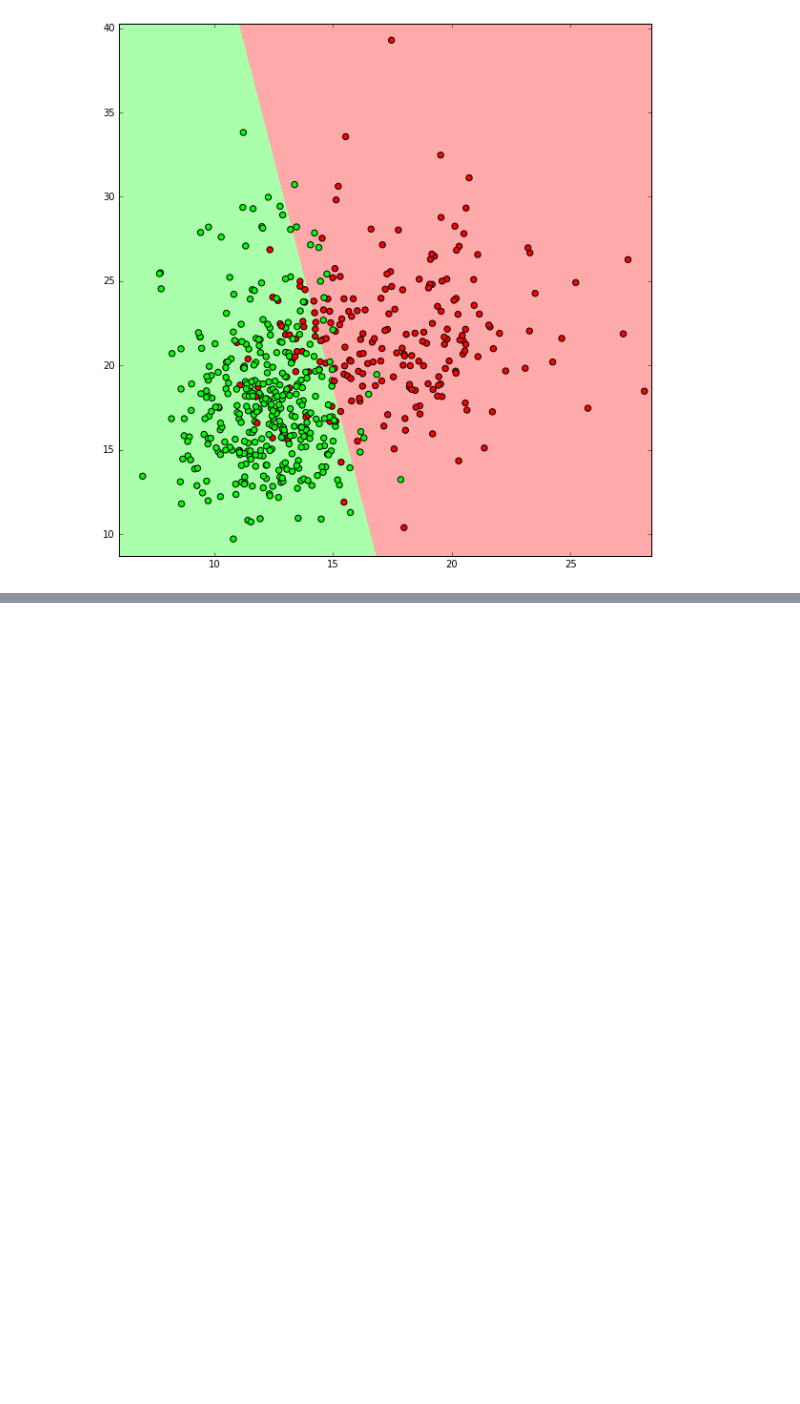
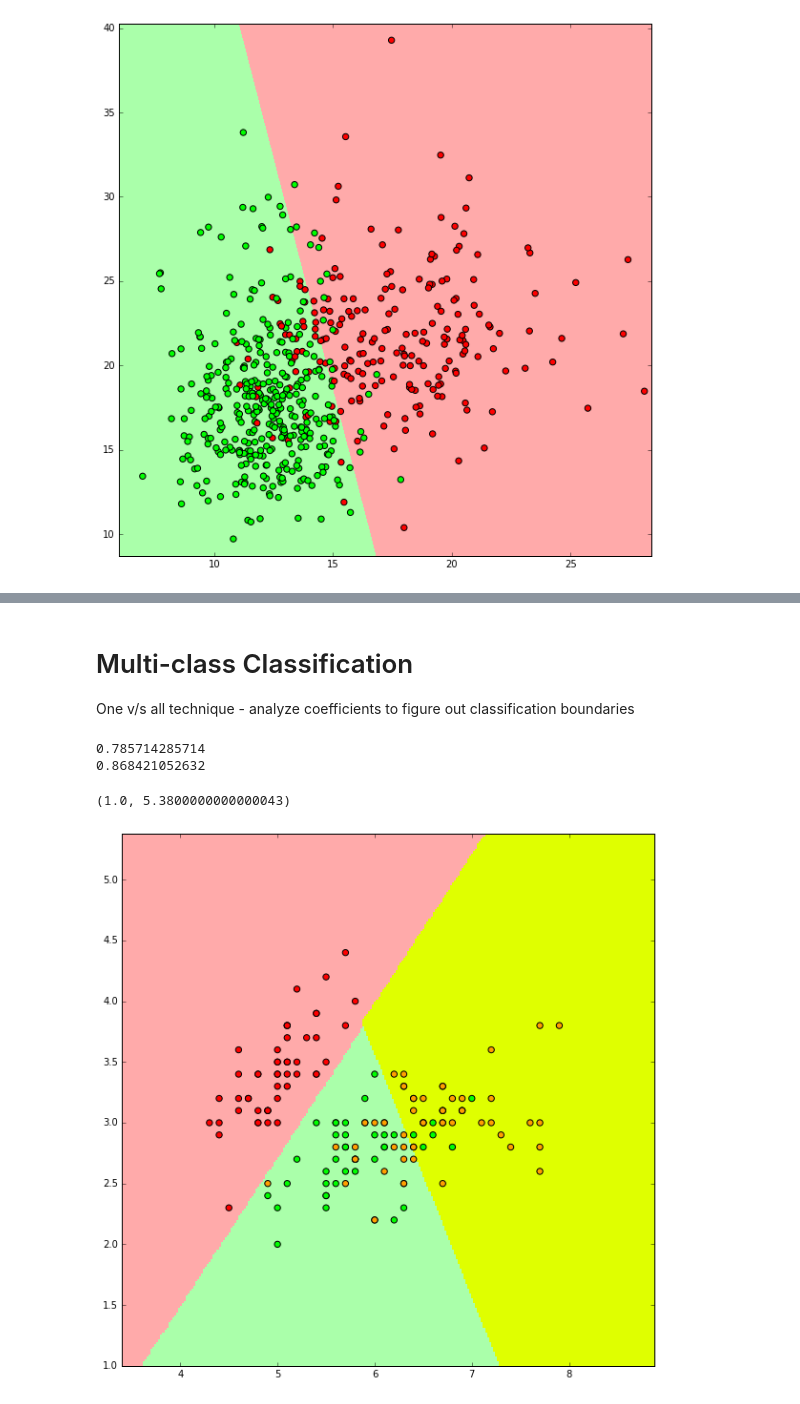
Before and after one commit to apallath/keras_sklearn_models, a Jupyter notebook: supervised/classification_adv.ipynb, the cells around one changed output, grey strips where cells are left out. Cells and saved outputs as stored; diff of their text form; code cells hidden in the pictures; blank space fills up the shorter version.

```diff
--- a/supervised/classification_adv.ipynb
+++ b/supervised/classification_adv.ipynb
@@ -94,0 +99,48 @@ print lsvmf.score(Xf_test,yf_test)
+# %% [markdown]
+# Multi-class Classification
+One v/s all technique - analyze coefficients to figure out classification boundaries
+# %%
+from sklearn.datasets import load_iris
+iris = load_iris()
+Xir = iris['data'][:,0:2] #using only two features, for visualization purposes
+yir = iris['target']
+Xir_train, Xir_test, yir_train, yir_test = train_test_split(Xir,yir)
+lsvmir = SVC(kernel = 'linear', C = 100).fit(Xir_train, yir_train)
+print lsvmir.score(Xir_train,yir_train)
+print lsvmir.score(Xir_test,yir_test)
+# %% [output]
+0.785714285714
+0.868421052632
+# %%
+#plot decision boundaries
+
+#x and y axis min and max
+x_min, x_max = Xir_train[:, 0].min() - 1, Xir_train[:, 0].max() + 1
+y_min, y_max = Xir_train[:, 1].min() - 1, Xir_train[:, 1].max() + 1
+
+#select mesh step-size
+h = 0.02
+#prepare mesh
+xx, yy = np.meshgrid(np.arange(x_min, x_max, h), np.arange(y_min, y_max, h))
+
+#concatenate along second axis to generate ndarray with point pairs
+points = np.c_[xx.ravel(), yy.ravel()]
+
+#predict for each point in the meshgrid
+Z = lsvmir.predict(points)
+Z = Z.reshape(xx.shape)
+
+#plot
+from matplotlib.colors import ListedColormap
+cmap_light = ListedColormap(['#FFAAAA', '#AAFFAA', '#DFFF00'])
+cmap_bold = ListedColormap(['#FF0000', '#00FF00', '#FF9F00'])
+
+plt.figure(figsize=(10,10))
+plt.pcolormesh(xx, yy, Z, cmap=cmap_light)
+
+plt.scatter(Xir[:, 0], Xir[:, 1], c=y, cmap=cmap_bold, s=40)
+plt.xlim(xx.min(), xx.max())
+plt.ylim(yy.min(), yy.max())
+# %% [output]
+(1.0, 5.3800000000000043)
+[figure, added]
```
Also changed, not shown: parts of 2 cells of this notebook, 2 other files.
